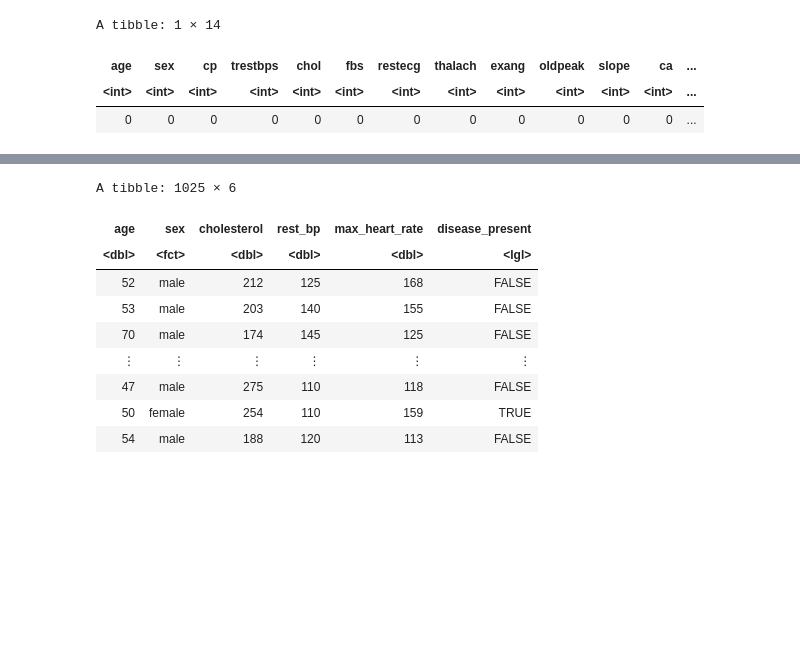
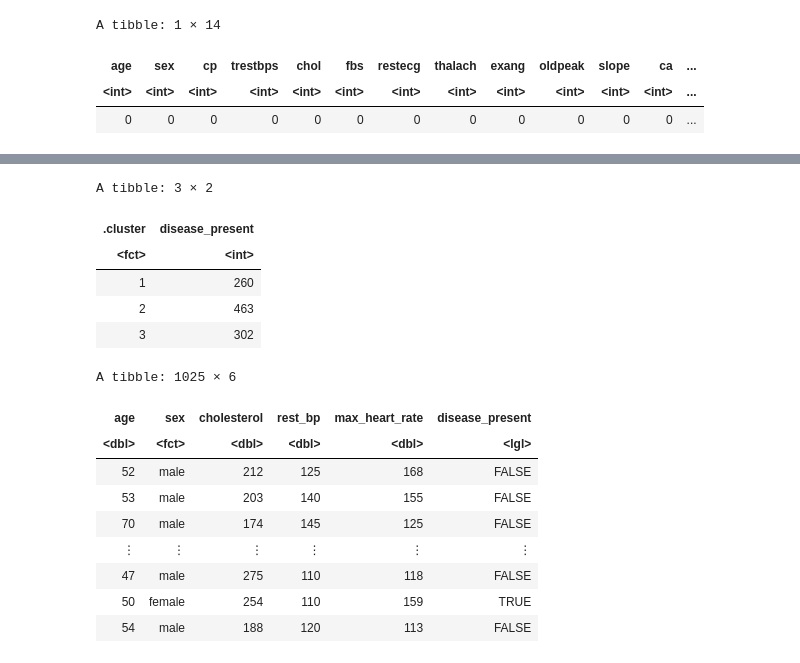
Before and after one commit to vyle2003/DSCI-100-Project, a Jupyter notebook: DSCI Data Exploration.ipynb, the cells around one changed output, grey strips where cells are left out. Drawn from its saved outputs; the diff is of its cells as text; code cells hidden in the pictures; blank space fills up the shorter version.

```diff
--- a/DSCI Data Exploration.ipynb
+++ b/DSCI Data Exploration.ipynb
@@ -84,3 +119,17 @@ A tibble: 1 × 14
+# %%
+summary <- clustered_data |>
+    select(trestbps, thalach, target, .cluster) |>
+    group_by(.cluster) |>
+    summarize(disease_present = n())
+
+summary
+# %% [output]
+A tibble: 3 × 2
+| .cluster | disease_present |
+| <fct> | <int> |
+| 1 | 260 |
+| 2 | 463 |
+| 3 | 302 |
 # %%
 heart_data  <- heart_data |>
     mutate(sex = as_factor(sex), target = as.logical(target)) |>
```
Also changed, not shown: parts of 5 cells of this notebook.
